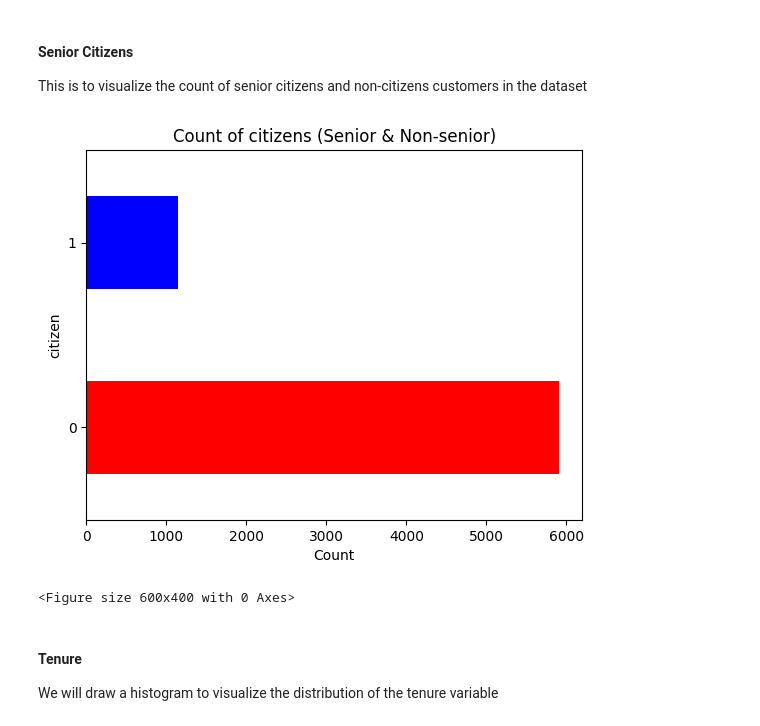
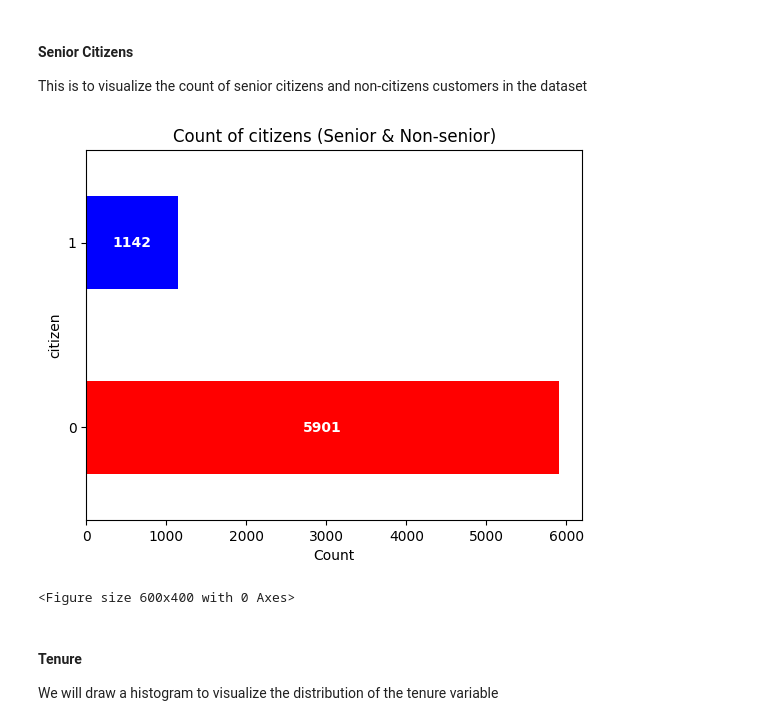
Before and after one commit to Jauloma/GIT_LP3, a Jupyter notebook: Code/Customer Churn_LP3.ipynb, the cells around one changed output. Cells and saved outputs as stored; diff of their text form; code cells hidden in the pictures.

```diff
--- a/Code/Customer Churn_LP3.ipynb
+++ b/Code/Customer Churn_LP3.ipynb
@@ -207,6 +207,11 @@ colors = ['red', 'green']
 # This line creates the horizontal bar chart using the plot() function of the gender_count object
 ax = gender_count.plot(kind='barh', color=colors)
 
+
+# Loop through the bars and annotate the actual count in the center of each bar
+for i, v in enumerate(gender_count):
+    ax.text(v/2, i, str(v), color='white', fontweight='bold', ha='center', va='center')
+
 # Adding label, title and size
 plt.title('Count of gender')
 plt.xlabel('Count')
@@ -221,17 +226,28 @@ plt.show()
 #### Senior Citizens
 This is to visualize the count of senior citizens and non-citizens customers in the dataset
 # %%
+# This code will plot a horizontal bar chart showing the count of senior and non-senior citizens
 citizen_count = df_telco_cust['SeniorCitizen'].value_counts()
+
+# list of colors to be used in the bar chart.
 colors = ['red', 'blue']
+
+# This line creates the horizontal bar chart using the plot() function of the citizen_count object
 ax = citizen_count.plot(kind='barh', color=colors)
+
+# Loop through the bars and annotate the actual count in the center of each bar
+for i, v in enumerate(citizen_count):
+    ax.text(v/2, i, str(v), color='white', fontweight='bold', ha='center', va='center')
+
+# Adding label, title and size
 plt.title('Count of citizens (Senior & Non-senior)')
 plt.xlabel('Count')
 plt.ylabel('citizen')
 plt.figure(figsize=(6,4))
 
 plt.show()
 # %% [output]
-[figure, old version]
+[figure, new version]
 <Figure size 600x400 with 0 Axes>
 # %% [markdown]
 #### Tenure
```
Also changed, not shown: parts of 8 cells of this notebook.
